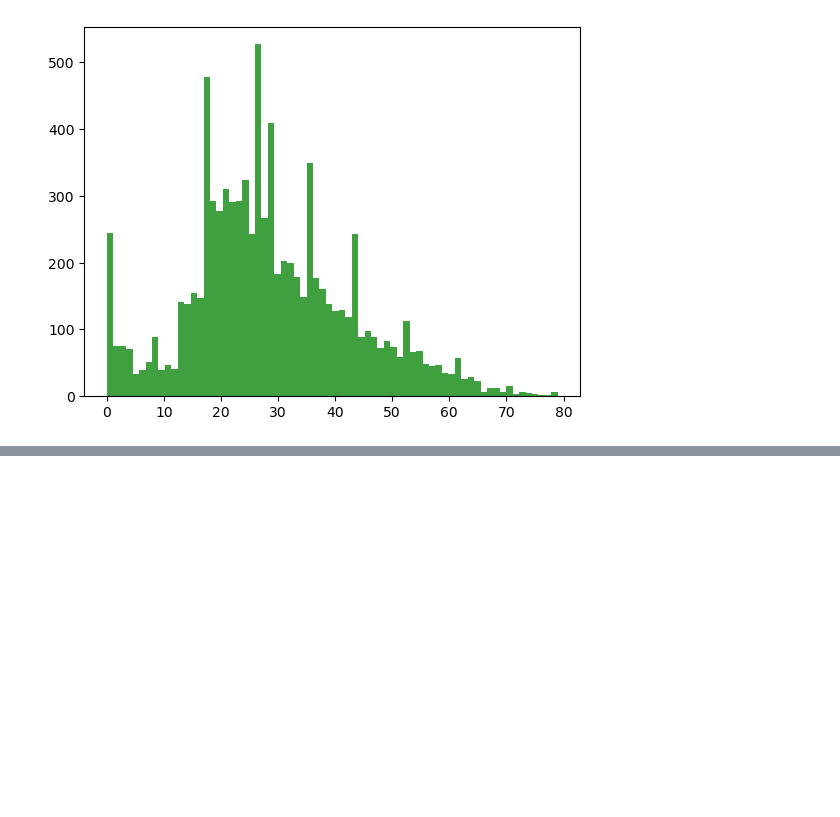
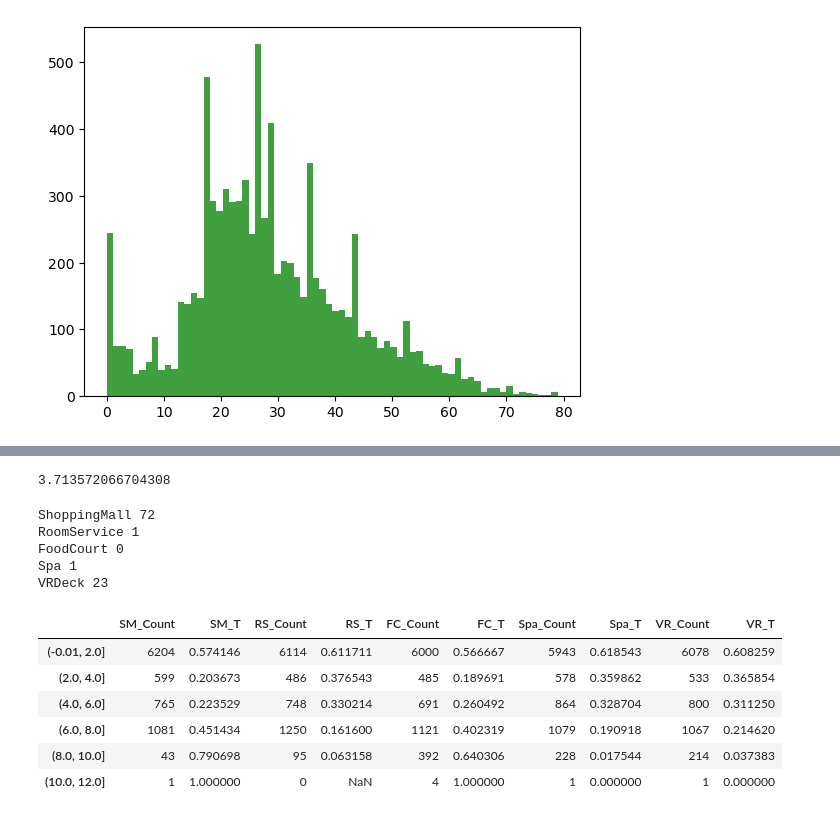
Before and after one commit to irvind/spaceship_titanic, a Jupyter notebook: spaceship_titanic.ipynb, the cells around one changed output, grey strips where cells are left out. Cells and saved outputs as stored; diff of their text form; code cells hidden in the pictures; blank space fills up the shorter version.

Commit message:
use log1p, add pivot table, count outliners

```diff
--- a/spaceship_titanic.ipynb
+++ b/spaceship_titanic.ipynb
@@ -431,0 +533,39 @@ max(df['RoomService'])
+# %%
+iqr = vrdeck_q3 - vrdeck_q1
+iqr
+# %% [output]
+3.713572066704308
+# %%
+cols = ['ShoppingMall', 'RoomService', 'FoodCourt', 'Spa', 'VRDeck']
+for col in cols:
+    ser = df[col].values
+    q1 = np.quantile(ser, 0.25)
+    q3 = np.quantile(ser, 0.75)
+    iqr = q3 - q1
+    up_limit = q3 + 1.5 * iqr
+    outliner_count = len(df[col].loc[lambda v: v > up_limit].values)
+    print(f'{col} {outliner_count}')
+# %% [output]
+ShoppingMall 72
+RoomService 1
+FoodCourt 0
+Spa 1
+VRDeck 23
+# %%
+pivot_df = pd.DataFrame()
+cols = [('ShoppingMall', 'SM'), ('RoomService', 'RS'), ('FoodCourt', 'FC'), ('Spa', 'Spa'), ('VRDeck', 'VR')]
+for col, short_col_name in cols:
+    s = pd.cut(df[col].values, [-0.01, 2, 4, 6, 8, 10, 12])
+    table = df.pivot_table('Transported', s)
+    pivot_df[f'{short_col_name}_Count'] = s.value_counts()
+    pivot_df[f'{short_col_name}_T'] = table['Transported']
+
+pivot_df
+# %% [output]
+|  | SM_Count | SM_T | RS_Count | RS_T | FC_Count | FC_T | Spa_Count | Spa_T | VR_Count | VR_T |
+| (-0.01, 2.0] | 6204 | 0.574146 | 6114 | 0.611711 | 6000 | 0.566667 | 5943 | 0.618543 | 6078 | 0.608259 |
+| (2.0, 4.0] | 599 | 0.203673 | 486 | 0.376543 | 485 | 0.189691 | 578 | 0.359862 | 533 | 0.365854 |
+| (4.0, 6.0] | 765 | 0.223529 | 748 | 0.330214 | 691 | 0.260492 | 864 | 0.328704 | 800 | 0.311250 |
+| (6.0, 8.0] | 1081 | 0.451434 | 1250 | 0.161600 | 1121 | 0.402319 | 1079 | 0.190918 | 1067 | 0.214620 |
+| (8.0, 10.0] | 43 | 0.790698 | 95 | 0.063158 | 392 | 0.640306 | 228 | 0.017544 | 214 | 0.037383 |
+| (10.0, 12.0] | 1 | 1.000000 | 0 | NaN | 4 | 1.000000 | 1 | 0.000000 | 1 | 0.000000 |
```
Also changed, not shown: parts of 11 cells of this notebook.
